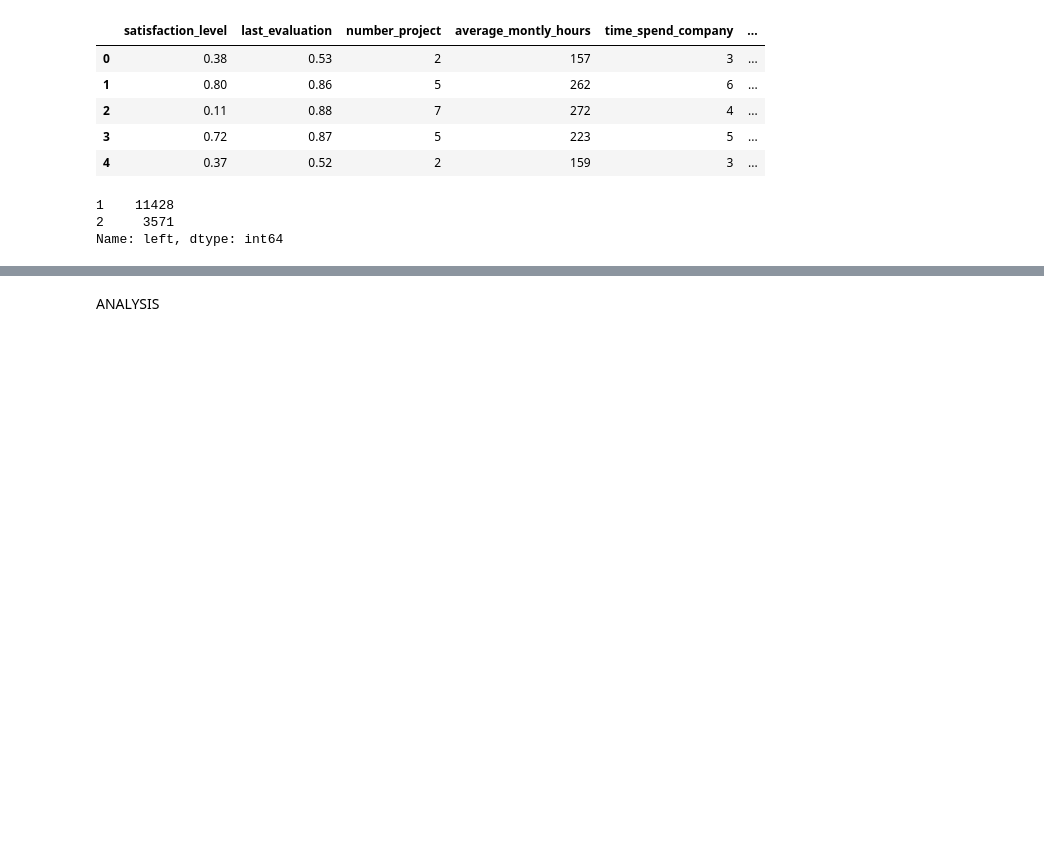
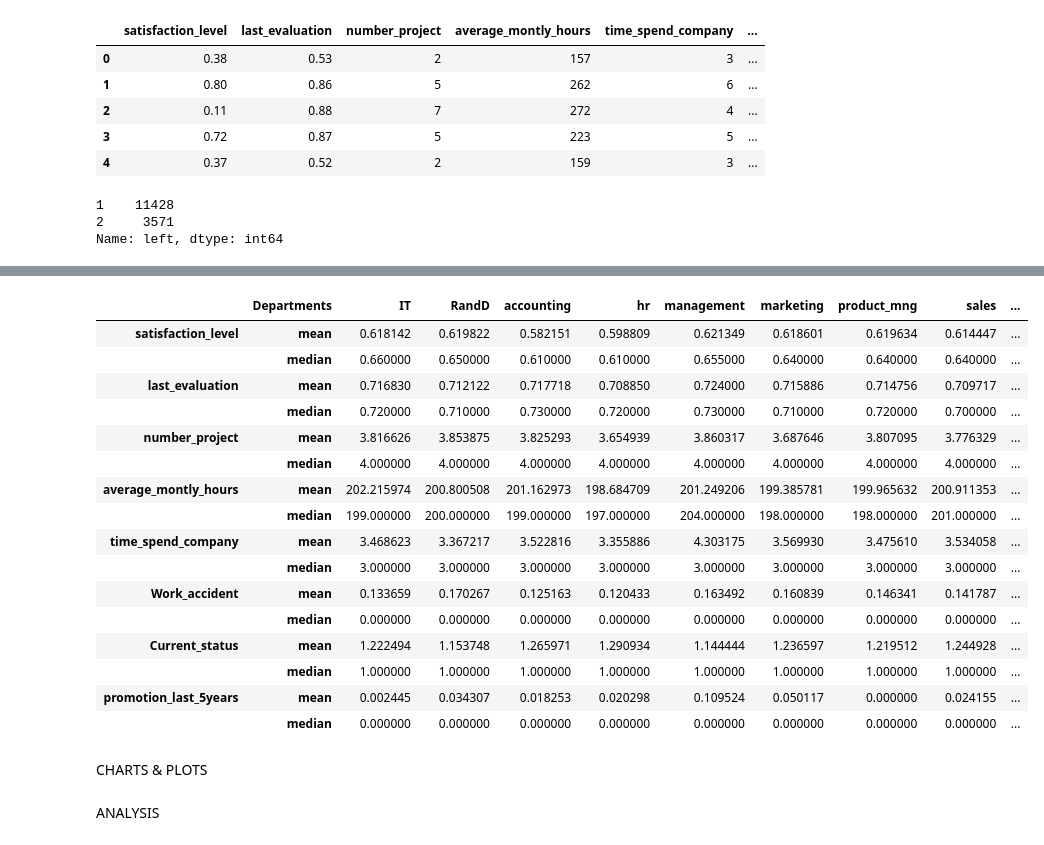
Before and after one commit to shanCH3n/Project1-DAbootcamp-Grp2, a Jupyter notebook: 01_Data/HRcomma_clean.ipynb, the cells around one changed output, grey strips where cells are left out. Cells and saved outputs as stored; diff of their text form; code cells hidden in the pictures; blank space fills up the shorter version.

```diff
--- a/01_Data/HRcomma_clean.ipynb
+++ b/01_Data/HRcomma_clean.ipynb
@@ -123,0 +158,5 @@ HR_byStayLeave
+# %%
+# Descriptive Statistics by Stayers vs Leavers
+
+HR_byDepts = df_HR.groupby('Departments').aggregate([np.mean, np.median])
+HR_byDepts
@@ -123,0 +177,21 @@ HR_byStayLeave
+# %%
+HR_byDeptsTP = HR_byDepts.transpose()
+HR_byDeptsTP
+# %% [output]
+|  | Departments | IT | RandD | accounting | hr | management | marketing | product_mng | sales | ... |
+| satisfaction_level | mean | 0.618142 | 0.619822 | 0.582151 | 0.598809 | 0.621349 | 0.618601 | 0.619634 | 0.614447 | ... |
+|  | median | 0.660000 | 0.650000 | 0.610000 | 0.610000 | 0.655000 | 0.640000 | 0.640000 | 0.640000 | ... |
+| last_evaluation | mean | 0.716830 | 0.712122 | 0.717718 | 0.708850 | 0.724000 | 0.715886 | 0.714756 | 0.709717 | ... |
+|  | median | 0.720000 | 0.710000 | 0.730000 | 0.720000 | 0.730000 | 0.710000 | 0.720000 | 0.700000 | ... |
+| number_project | mean | 3.816626 | 3.853875 | 3.825293 | 3.654939 | 3.860317 | 3.687646 | 3.807095 | 3.776329 | ... |
+|  | median | 4.000000 | 4.000000 | 4.000000 | 4.000000 | 4.000000 | 4.000000 | 4.000000 | 4.000000 | ... |
+| average_montly_hours | mean | 202.215974 | 200.800508 | 201.162973 | 198.684709 | 201.249206 | 199.385781 | 199.965632 | 200.911353 | ... |
+|  | median | 199.000000 | 200.000000 | 199.000000 | 197.000000 | 204.000000 | 198.000000 | 198.000000 | 201.000000 | ... |
+| time_spend_company | mean | 3.468623 | 3.367217 | 3.522816 | 3.355886 | 4.303175 | 3.569930 | 3.475610 | 3.534058 | ... |
+|  | median | 3.000000 | 3.000000 | 3.000000 | 3.000000 | 3.000000 | 3.000000 | 3.000000 | 3.000000 | ... |
+| Work_accident | mean | 0.133659 | 0.170267 | 0.125163 | 0.120433 | 0.163492 | 0.160839 | 0.146341 | 0.141787 | ... |
+|  | median | 0.000000 | 0.000000 | 0.000000 | 0.000000 | 0.000000 | 0.000000 | 0.000000 | 0.000000 | ... |
+| Current_status | mean | 1.222494 | 1.153748 | 1.265971 | 1.290934 | 1.144444 | 1.236597 | 1.219512 | 1.244928 | ... |
+|  | median | 1.000000 | 1.000000 | 1.000000 | 1.000000 | 1.000000 | 1.000000 | 1.000000 | 1.000000 | ... |
+| promotion_last_5years | mean | 0.002445 | 0.034307 | 0.018253 | 0.020298 | 0.109524 | 0.050117 | 0.000000 | 0.024155 | ... |
+|  | median | 0.000000 | 0.000000 | 0.000000 | 0.000000 | 0.000000 | 0.000000 | 0.000000 | 0.000000 | ... |
@@ -124,3 +200,5 @@ HR_byStayLeave
+# %% [markdown]
+CHARTS & PLOTS
 # %% [markdown]
 ANALYSIS
 # %%
```
Also changed, not shown: parts of 7 cells of this notebook.
